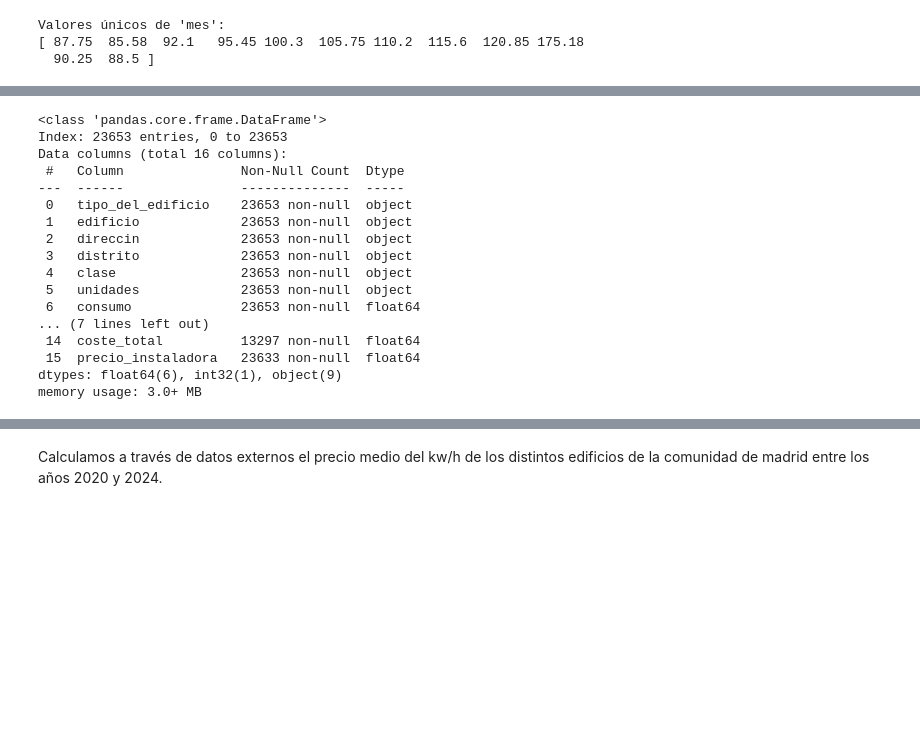
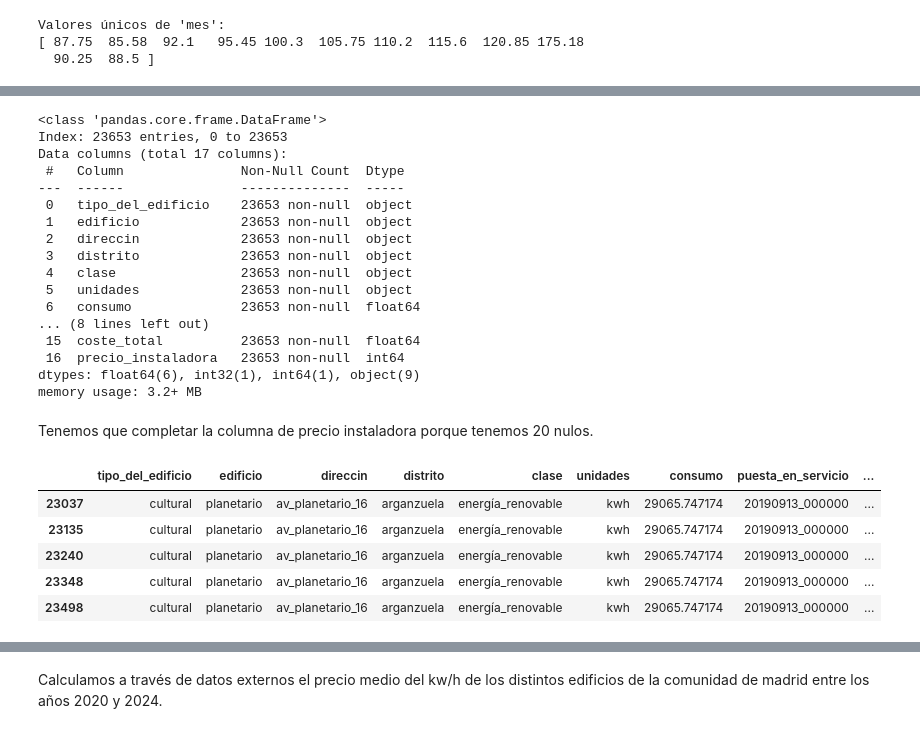
Before and after one commit to albaaafdez/SunShare, a Jupyter notebook: big data/energia_madrid.ipynb, the cells around one changed output, grey strips where cells are left out. Cells and saved outputs as stored; diff of their text form; code cells hidden in the pictures; blank space fills up the shorter version.

```diff
--- a/big data/energia_madrid.ipynb
+++ b/big data/energia_madrid.ipynb
@@ -496,4 +493,0 @@ A continuación filtramos la columna de unidades para saber las energías que co
-# %%
-energia_kwh = energia[energia['unidades'] == 'kwh']
-energia['consumo_MWh'] = energia_kwh['consumo'] / 1000
-energia
@@ -520,0 +505,25 @@ Valores únicos de 'mes':
+# %%
+# Parámetros de conversión
+FP = 0.9  # Factor de potencia estándar(necesario para la conversión de kvarh a kwh)
+PCS = 11.70  # Poder Calorífico Superior: kWh por m³ de gas natural
+
+# Función para convertir a kWh
+def convertir_a_kwh(consumo, unidades, fp=FP, pcs=PCS):
+    if unidades == 'kvarh':
+        # Conversión de kvarh a kWh
+        kwh_equivalente = consumo / (1 / fp**2 - 1)**0.5
+        return kwh_equivalente
+    elif unidades == 'm3':
+        # Conversión de m³ a kWh
+        return consumo * pcs
+    elif unidades == 'kwh':
+        # Ya está en kWh
+        return consumo
+    else:
+        # Otros valores no se convierten
+        return None
+
+# Aplicar la función al DataFrame
+energia['valor_kwh'] = energia.apply(lambda row: convertir_a_kwh(row['consumo'], row['unidades']), axis=1)
+
+energia.info()
@@ -521,3 +570,5 @@ Valores únicos de 'mes':
+# %%
+energia['consumo_MWh'] = energia['valor_kwh'] / 1000
 # %%
 # Verifica que la columna 'mes' sea de tipo entero
 energia['mes'] = energia['mes'].astype(int)
@@ -747,6 +754,7 @@ precios_instaladora = {
     'ortiz': 5800,
     'aura': 5500,
     'no_conocen_cual_es_la_instaladora_podrãa_ser_aura_ya_que_la_constructora_que_es_fdez_molina_trabaja_con_ellos': 5500,
+    'no_conocen_cual_es_la_instaladora_podría_ser_aura_ya_que_la_constructora_que_es_fdez_molina_trabaja_con_ellos': 5500,
     'saveffi': 5200,
     'cyopsa': 5700,
     'pecsa': 5600,
@@ -758,7 +766,11 @@ precios_instaladora = {
     'herrera_y_lobatosl': 5800,
     'extraco_construccions_e_proxectos_sa_subontrata_servipack_mantenimientos_industriales': 6000,
     'condisa_grupo_ortiz': 5800,
-    'empresa_desconocida': 0
+    'empresa_desconocida': 0,
+    'fulton': 5000,
+    'orthem' : 6000,
+    'etralux': 5500,
+    'condisa': 5800
 }
 
 # Crear la nueva columna 'precio_instaladora' en el DataFrame
@@ -768,7 +780,7 @@ energia.info()
 # %% [output]
 <class 'pandas.core.frame.DataFrame'>
 Index: 23653 entries, 0 to 23653
-Data columns (total 16 columns):
+Data columns (total 17 columns):
  #   Column               Non-Null Count  Dtype
 ---  ------               --------------  -----
  0   tipo_del_edificio    23653 non-null  object
@@ -778,8 +790,22 @@ Data columns (total 16 columns):
  4   clase                23653 non-null  object
  5   unidades             23653 non-null  object
  6   consumo              23653 non-null  float64
-... (7 lines left out)
- 14  coste_total          13297 non-null  float64
- 15  precio_instaladora   23633 non-null  float64
-dtypes: float64(6), int32(1), object(9)
-memory usage: 3.0+ MB
+... (8 lines left out)
+ 15  coste_total          23653 non-null  float64
+ 16  precio_instaladora   23653 non-null  int64
+dtypes: float64(6), int32(1), int64(1), object(9)
+memory usage: 3.2+ MB
+# %% [markdown]
+Tenemos que completar la columna de precio instaladora porque tenemos 20 nulos.
+# %%
+# Filtrar filas donde la empresa instaladora sea 'FULTON'
+fulton_data = energia[energia['empresa_instaladora'] == 'fulton']
+
+fulton_data
+# %% [output]
+|  | tipo_del_edificio | edificio | direccin | distrito | clase | unidades | consumo | puesta_en_servicio | ... |
+| 23037 | cultural | planetario | av_planetario_16 | arganzuela | energía_renovable | kwh | 29065.747174 | 20190913_000000 | ... |
+| 23135 | cultural | planetario | av_planetario_16 | arganzuela | energía_renovable | kwh | 29065.747174 | 20190913_000000 | ... |
+| 23240 | cultural | planetario | av_planetario_16 | arganzuela | energía_renovable | kwh | 29065.747174 | 20190913_000000 | ... |
+| 23348 | cultural | planetario | av_planetario_16 | arganzuela | energía_renovable | kwh | 29065.747174 | 20190913_000000 | ... |
+| 23498 | cultural | planetario | av_planetario_16 | arganzuela | energía_renovable | kwh | 29065.747174 | 20190913_000000 | ... |
```
Also changed, not shown: parts of 17 cells of this notebook, 2 other files.
